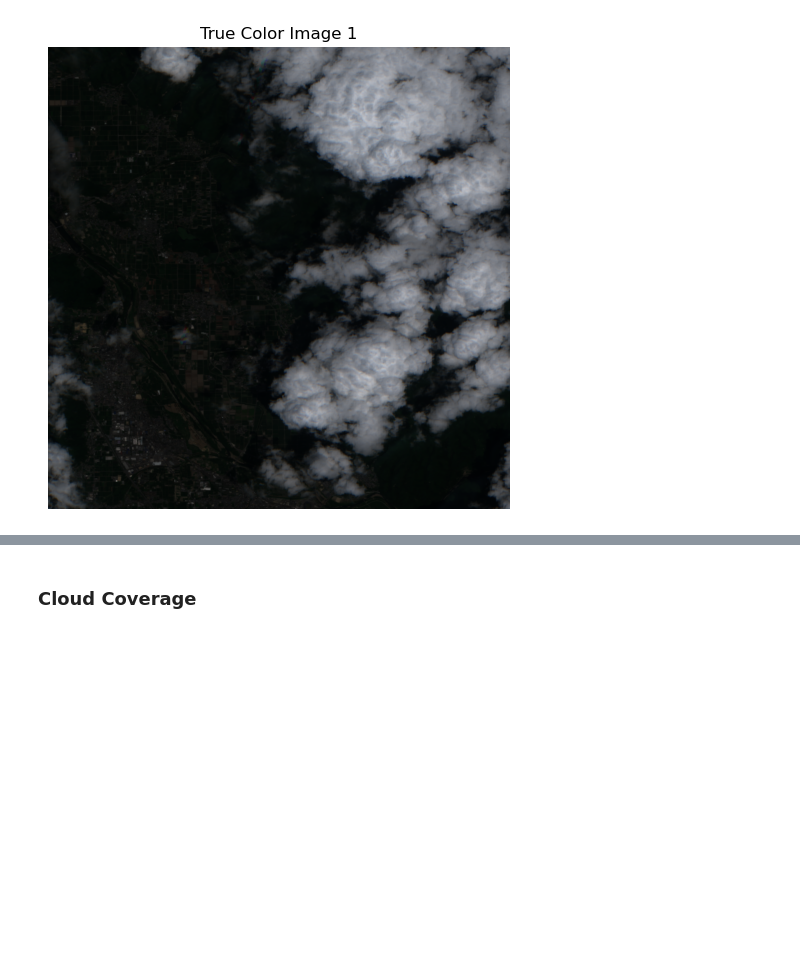
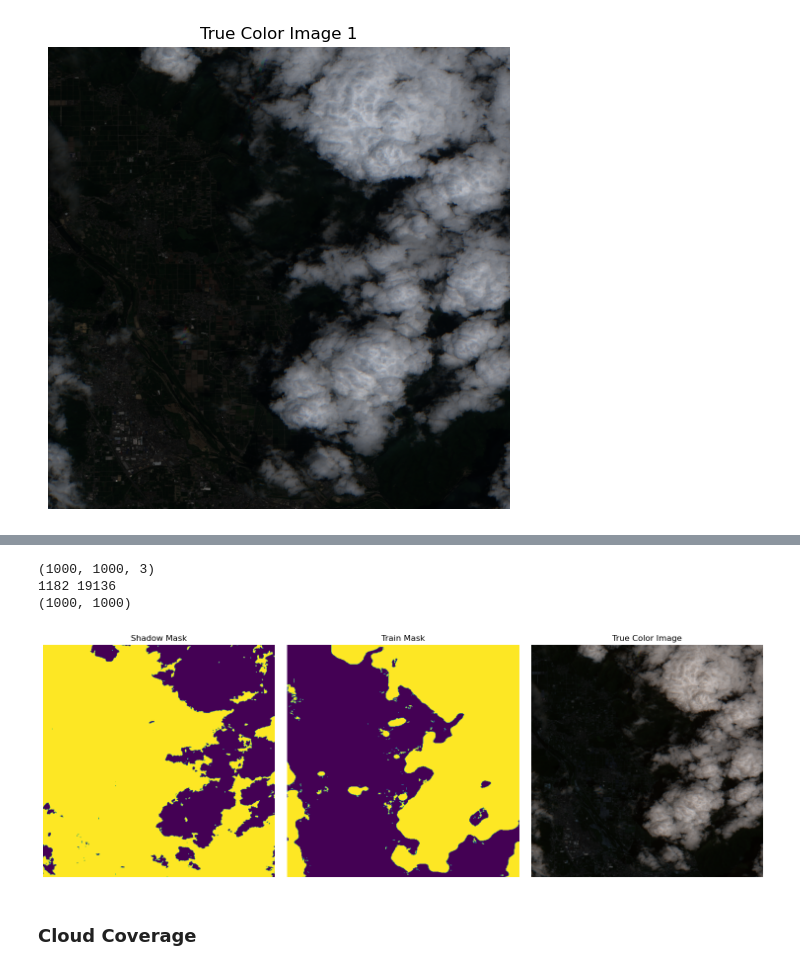
Before and after one commit to hussainalmahmud/Clouds-Segmentation-in-Satellite-Imageries, a Jupyter notebook: cloud_eda.ipynb, the cells around one changed output, grey strips where cells are left out. Saved outputs shown, nothing was run; the diff lists cells and outputs as text; code cells hidden in the pictures; blank space fills up the shorter version.

```diff
--- a/cloud_eda.ipynb
+++ b/cloud_eda.ipynb
@@ -126,3 +174,69 @@ for idx in image_indices:
+# %%
+import numpy as np
+import cv2
+import matplotlib.pyplot as plt
+def normalize_image_to_8bit(img):
+    """Normalize the image to fit within [0, 255] range."""
+    img_normalized = cv2.normalize(img, None, alpha=0, beta=255, norm_type=cv2.NORM_MINMAX, dtype=cv2.CV_8U)
+    return img_normalized
+
+def detect_cloud_shadow(image):
+    # Compute Darkness Index
+    DI = np.mean(image, axis=-1)
+
+    # Empirically determined threshold (can be optimized)
+    # Alternatively, you can use Otsu's thresholding from skimage.filters
+    from skimage.filters import threshold_otsu
+    threshold = threshold_otsu(DI)
+
+    shadow_mask = DI < threshold
+
+    return shadow_mask
+
+# If you need to use morphological operations, you can use `binary_opening` or `binary_closing`
+# from `skimage.morphology` to refine the shadow mask.
+# use `binary_dilation` or `binary_erosion` to expand or shrink the mask.
+from skimage.morphology import binary_opening, binary_closing, binary_dilation, binary_erosion
+
+image_idx = 1
+img_path = f"./data/train_true_color/train_true_color_{image_idx}.tif"
+mask_path = f"./data/train_mask/train_mask_{image_idx}.tif"
+
+from tifffile import imread
+image = imread(img_path)
+train_mask = imread(mask_path)
+
+print(image.shape)
+print(image.min(), image.max())
+shadow_mask = detect_cloud_shadow(image)
+refined_shadow_mask = binary_opening(shadow_mask, np.ones((3, 3)))
+print(shadow_mask.shape)
+
+# Display the shadow mask next to train_mask, and image
+fig, (ax1, ax2, ax3) = plt.subplots(1, 3, figsize=(15, 5))
+
+ax1.imshow(refined_shadow_mask)
+ax1.set_title('Shadow Mask')
+ax1.axis('off')
+
+ax2.imshow(train_mask)
+ax2.set_title('Train Mask')
+ax2.axis('off')
+
+img_8bit = normalize_image_to_8bit(image)
+# Convert the image from BGR to RGB
+img_rgb = cv2.cvtColor(img_8bit, cv2.COLOR_BGR2RGB)
+ax3.imshow(img_rgb)
+ax3.set_title('True Color Image')
+ax3.axis('off')
+
+plt.tight_layout()
+plt.show()
+# %% [output]
+(1000, 1000, 3)
+1182 19136
+(1000, 1000)
+[figure, added]
 # %% [markdown]
 ### Cloud Coverage
 # %%
```
Also changed, not shown: parts of 6 cells of this notebook, 22 other files.
